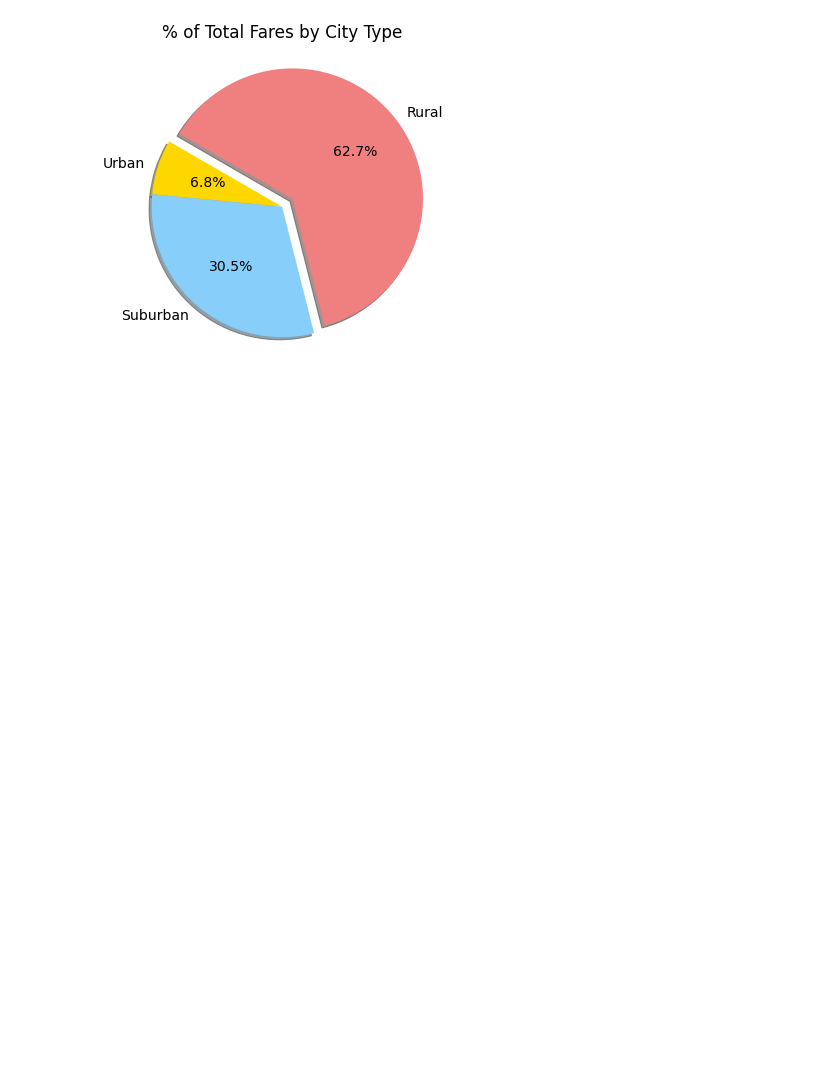
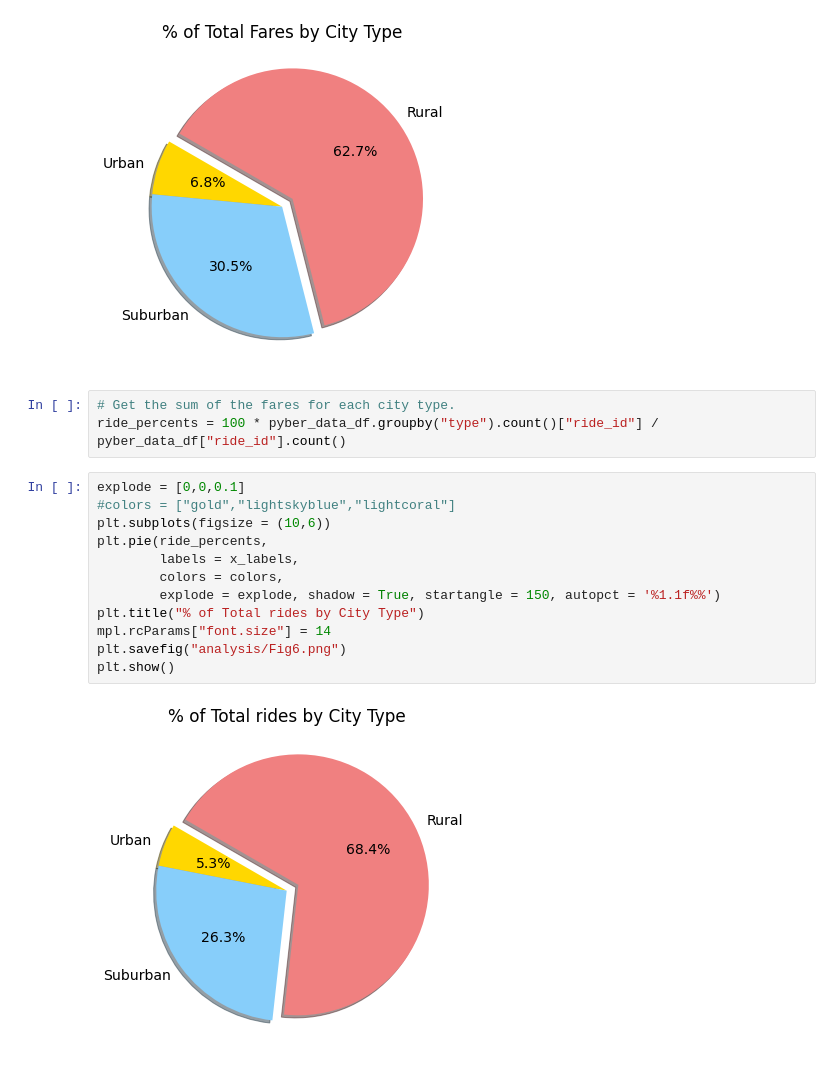
Before and after one commit to ChiefMetDing/PyBer_Analysis, a Jupyter notebook: PyBer.ipynb, the cells around one changed output. Drawn from its saved outputs; the diff is of its cells as text; blank space fills up the shorter version.

Commit message:
Adding pie chart of rides per city types

```diff
--- a/PyBer.ipynb
+++ b/PyBer.ipynb
@@ -553,3 +553,20 @@ plt.savefig("analysis/Fig5.png")
 plt.show()
 # %% [output]
 [figure]
+# %%
+# Get the sum of the fares for each city type.
+ride_percents = 100 * pyber_data_df.groupby("type").count()["ride_id"] / pyber_data_df["ride_id"].count()
+# %%
+explode = [0,0,0.1]
+#colors = ["gold","lightskyblue","lightcoral"]
+plt.subplots(figsize = (10,6))
+plt.pie(ride_percents,
+        labels = x_labels,
+        colors = colors,
+        explode = explode, shadow = True, startangle = 150, autopct = '%1.1f%%')
+plt.title("% of Total rides by City Type")
+mpl.rcParams["font.size"] = 14
+plt.savefig("analysis/Fig6.png")
+plt.show()
+# %% [output]
+[figure, added]
```
Also changed, not shown: 1 other file.
